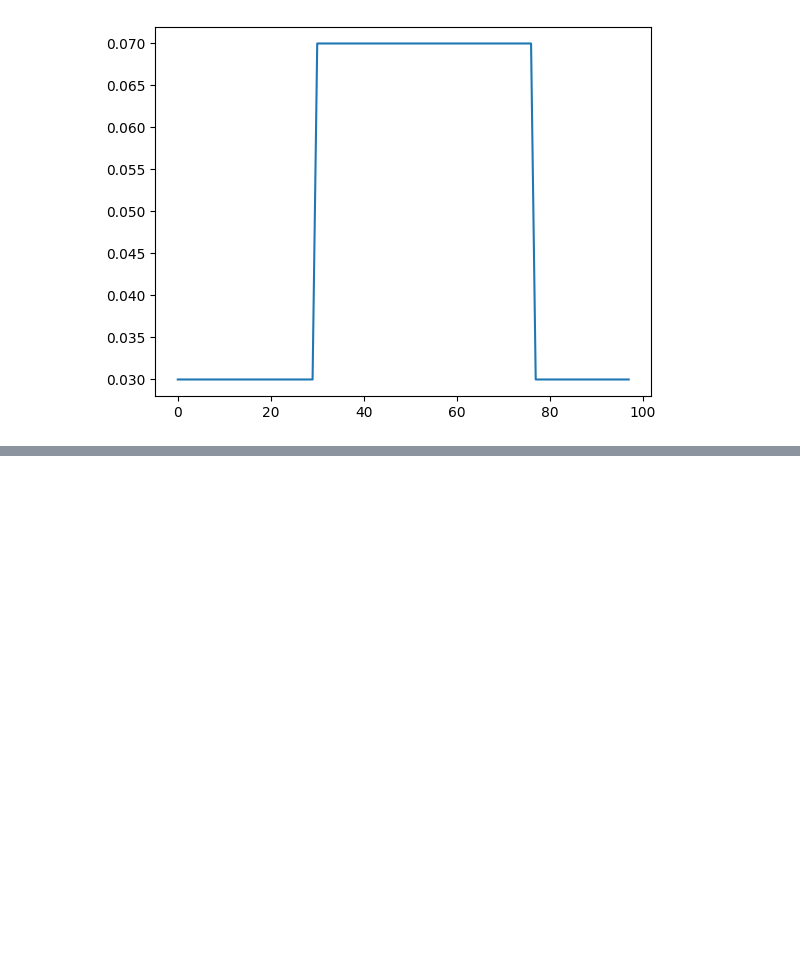
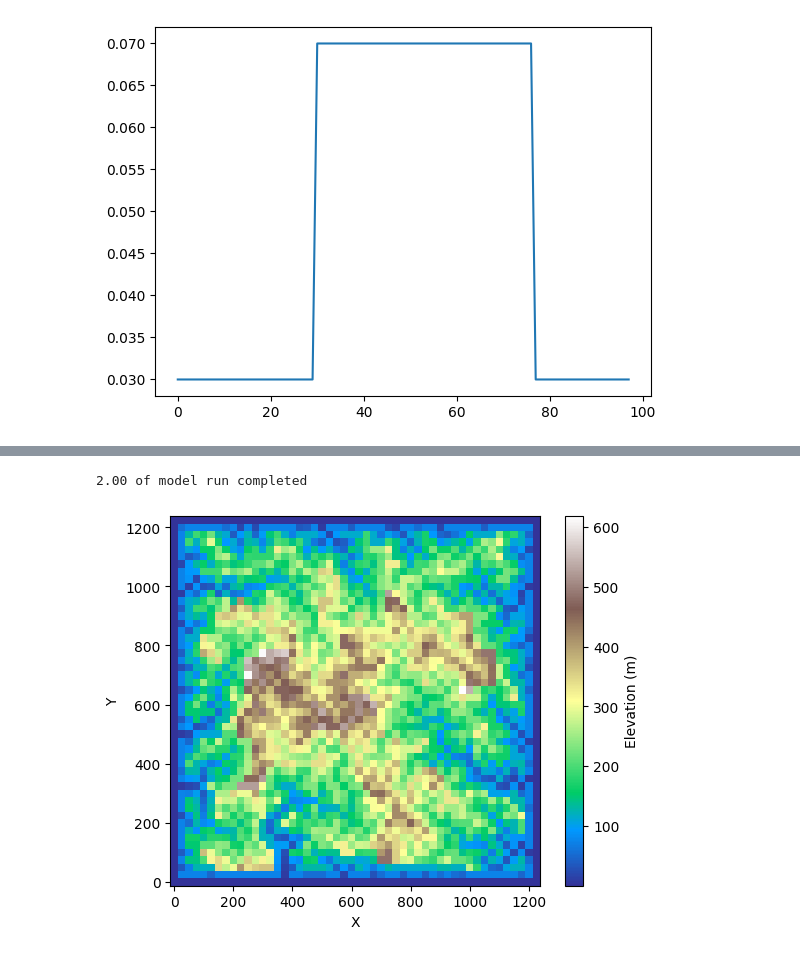
Before and after one commit to landlab/egbelem, a Jupyter notebook: EGBE_nb/EGBE_nb.ipynb, the cells around one changed output, grey strips where cells are left out. Cells and saved outputs as stored; diff of their text form; code cells hidden in the pictures; blank space fills up the shorter version.

```diff
--- a/EGBE_nb/EGBE_nb.ipynb
+++ b/EGBE_nb/EGBE_nb.ipynb
@@ -146,0 +217,16 @@ plt.plot(grid.at_node['median_size__weight'][grid.core_nodes])
+# %%
+# Instantiate flow router
+fr = PriorityFloodFlowRouter(mg,
+                             surface="topographic__elevation",
+                             accumulate_flow=True,
+                             runoff_rate=runoff_rate,
+                             flow_metric="D8",
+                             separate_hill_flow=True,
+                             hill_flow_metric="Quinn",)
+# %%
+sg = SoilGrading(mg,
+                 meansizes=meansizes,
+                 grains_weight=grains_weight,
+                 phi=phi,
+                 soil_density=sediment_density)
+sg.update_bed_grains_proportions(proportions=bed_grains_proportions)
@@ -146,0 +349,9 @@ plt.plot(grid.at_node['median_size__weight'][grid.core_nodes])
+# %%
+print("%.2f of model run completed" % (elapsed_time / run_time))
+imshow_grid(
+    mg, "topographic__elevation", cmap=cmap, colorbar_label="Elevation (m)"
+)
+plt.show()
+# %% [output]
+2.00 of model run completed
+[figure, added]
```
Also changed, not shown: parts of 31 cells of this notebook.
